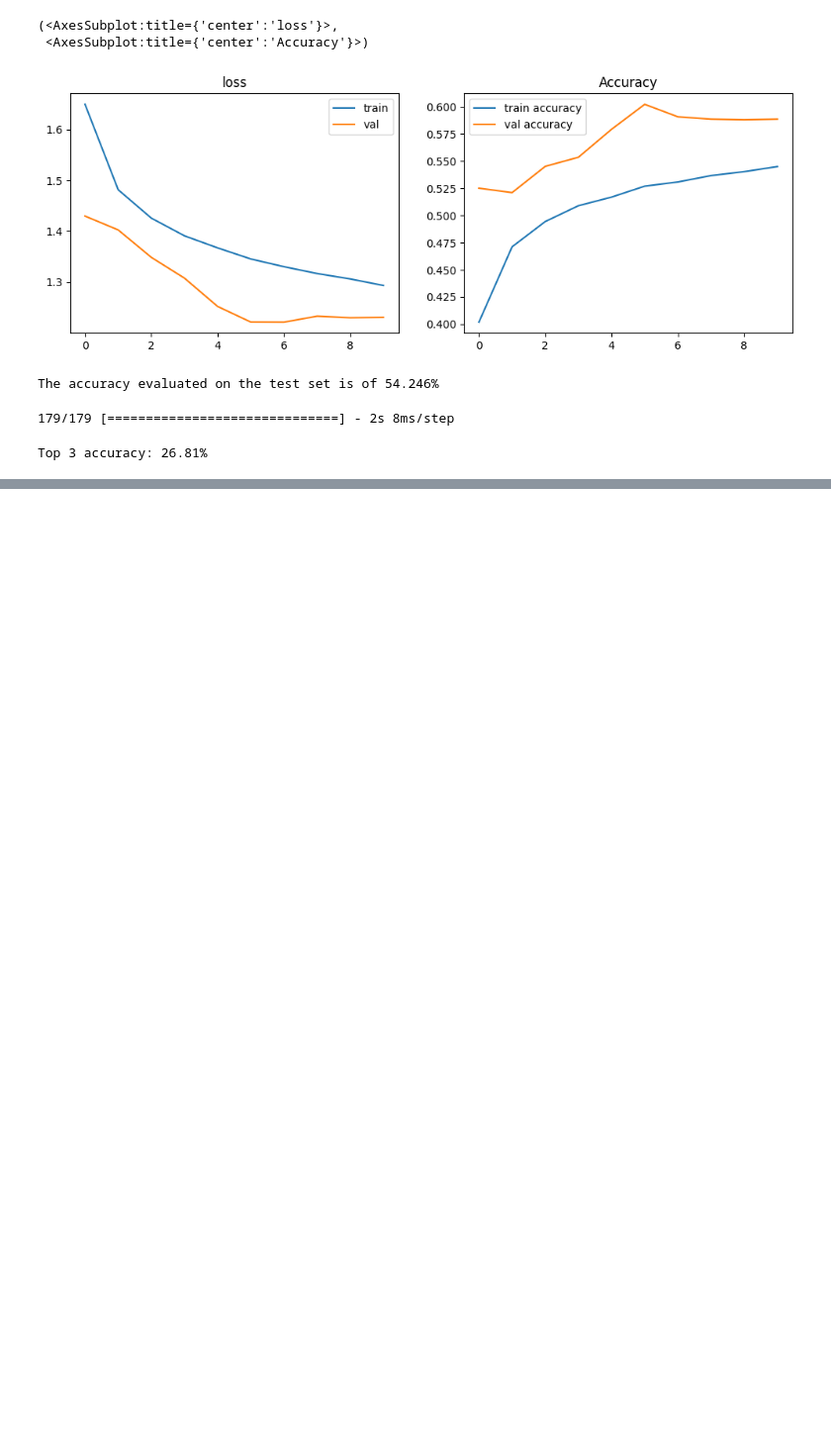
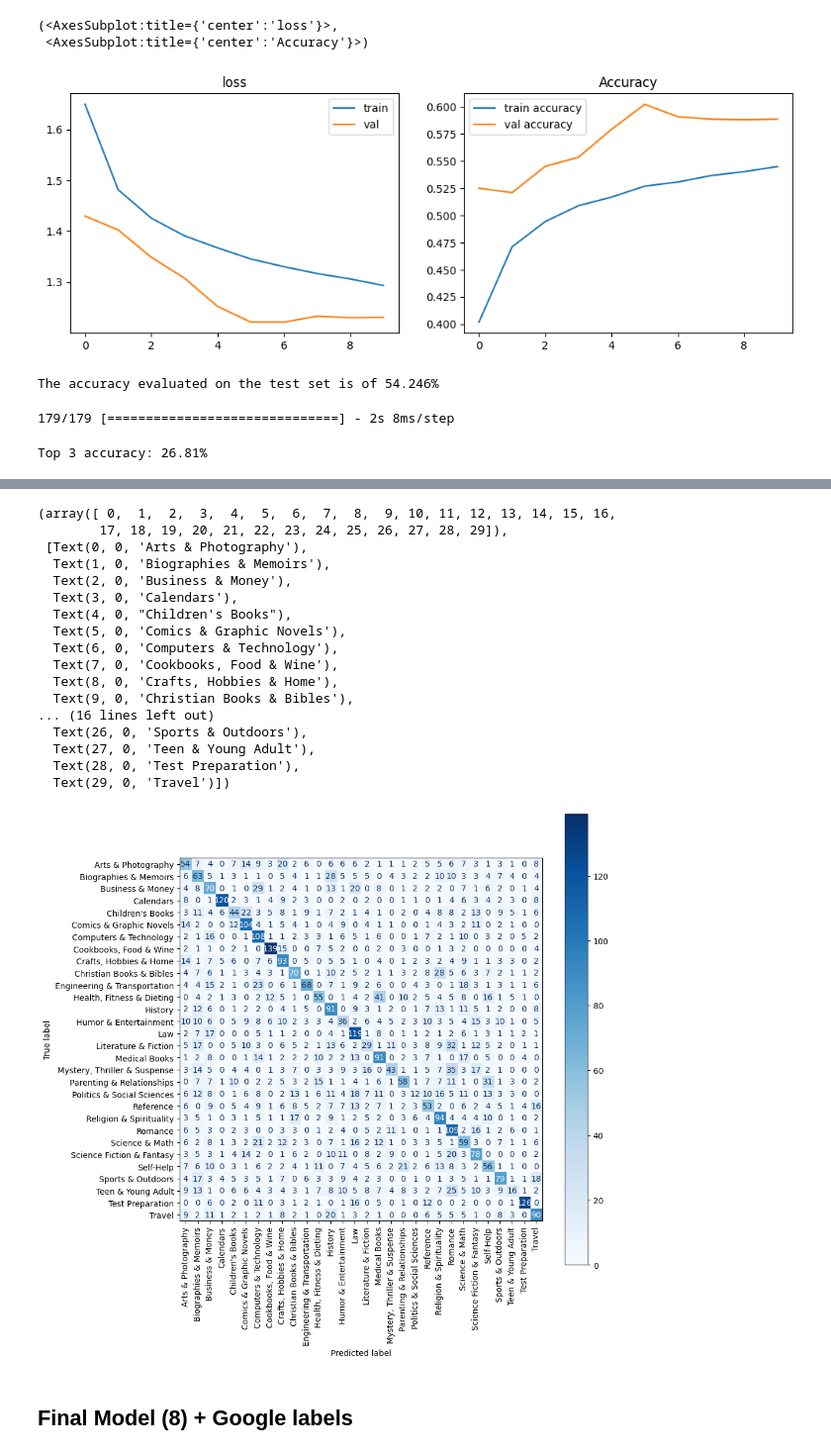
Before and after one commit to NahiaPeschard/wagon_book_cover, a Jupyter notebook: notebooks/elli_google_nlp2.ipynb, the cells around one changed output, grey strips where cells are left out. Shown at 99% size. Saved outputs shown, nothing was run; the diff lists cells and outputs as text; code cells hidden in the pictures; blank space fills up the shorter version.

```diff
--- a/notebooks/elli_google_nlp2.ipynb
+++ b/notebooks/elli_google_nlp2.ipynb
@@ -1716,0 +1836,4 @@ Top 3 accuracy: 26.81%
+# %%
+X_test_preproc_with_labels = [
+    row1 + row2 for row1, row2 in zip(X_test_preproc2, test_labels['Google_labels'])
+]
@@ -1716,0 +1970,8 @@ Top 3 accuracy: 26.81%
+# %%
+y_pred_full = model.predict([X_test_pad2, X_test_picture_features_array])
+y_pred = np.argmax(y_pred_full, axis=1)
+
+y_test_or = pd.read_csv("../raw_data/test_y.csv", delimiter=" ", index_col="Id")['Genre_id']
+
+top_k_accuracy = top_k_accuracy_score(y_test_or, y_pred_full, k=3)
+print(f'Top 3 accuracy: {top_k_accuracy*100:.2f}%')
@@ -1716,0 +1985,27 @@ Top 3 accuracy: 26.81%
+# %%
+cm = confusion_matrix(y_test_or, y_pred)
+disp = ConfusionMatrixDisplay(confusion_matrix=cm, display_labels=labels)
+fig, ax = plt.subplots(figsize=(10, 10))
+disp.plot(cmap="Blues", ax=ax)
+plt.xticks(rotation='vertical')
+# %% [output]
+(array([ 0,  1,  2,  3,  4,  5,  6,  7,  8,  9, 10, 11, 12, 13, 14, 15, 16,
+        17, 18, 19, 20, 21, 22, 23, 24, 25, 26, 27, 28, 29]),
+ [Text(0, 0, 'Arts & Photography'),
+  Text(1, 0, 'Biographies & Memoirs'),
+  Text(2, 0, 'Business & Money'),
+  Text(3, 0, 'Calendars'),
+  Text(4, 0, "Children's Books"),
+  Text(5, 0, 'Comics & Graphic Novels'),
+  Text(6, 0, 'Computers & Technology'),
+  Text(7, 0, 'Cookbooks, Food & Wine'),
+  Text(8, 0, 'Crafts, Hobbies & Home'),
+  Text(9, 0, 'Christian Books & Bibles'),
+... (16 lines left out)
+  Text(26, 0, 'Sports & Outdoors'),
+  Text(27, 0, 'Teen & Young Adult'),
+  Text(28, 0, 'Test Preparation'),
+  Text(29, 0, 'Travel')])
+[figure, added]
+# %% [markdown]
+## Final Model (8) + Google labels
```
Also changed, not shown: parts of 28 cells of this notebook.
